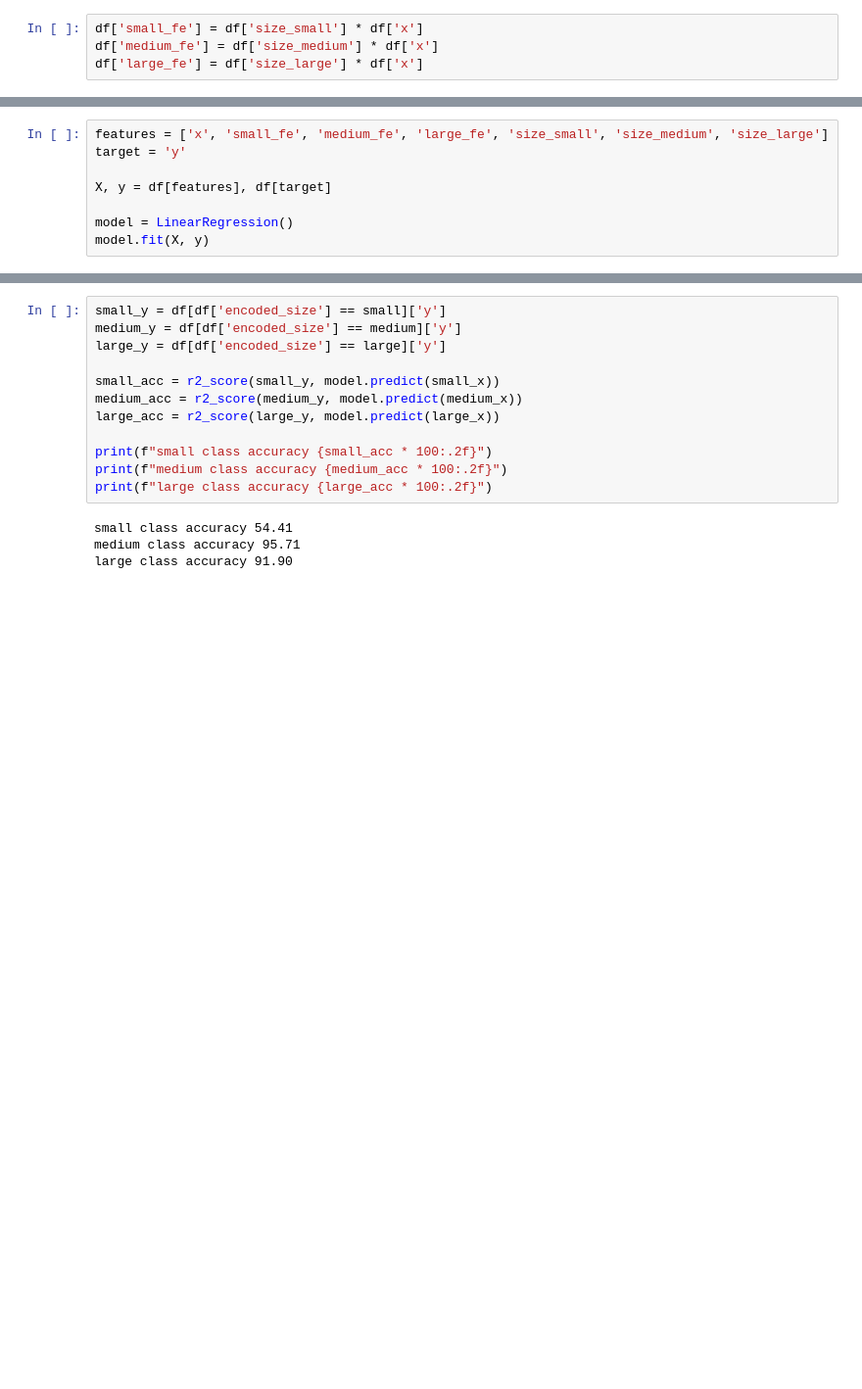
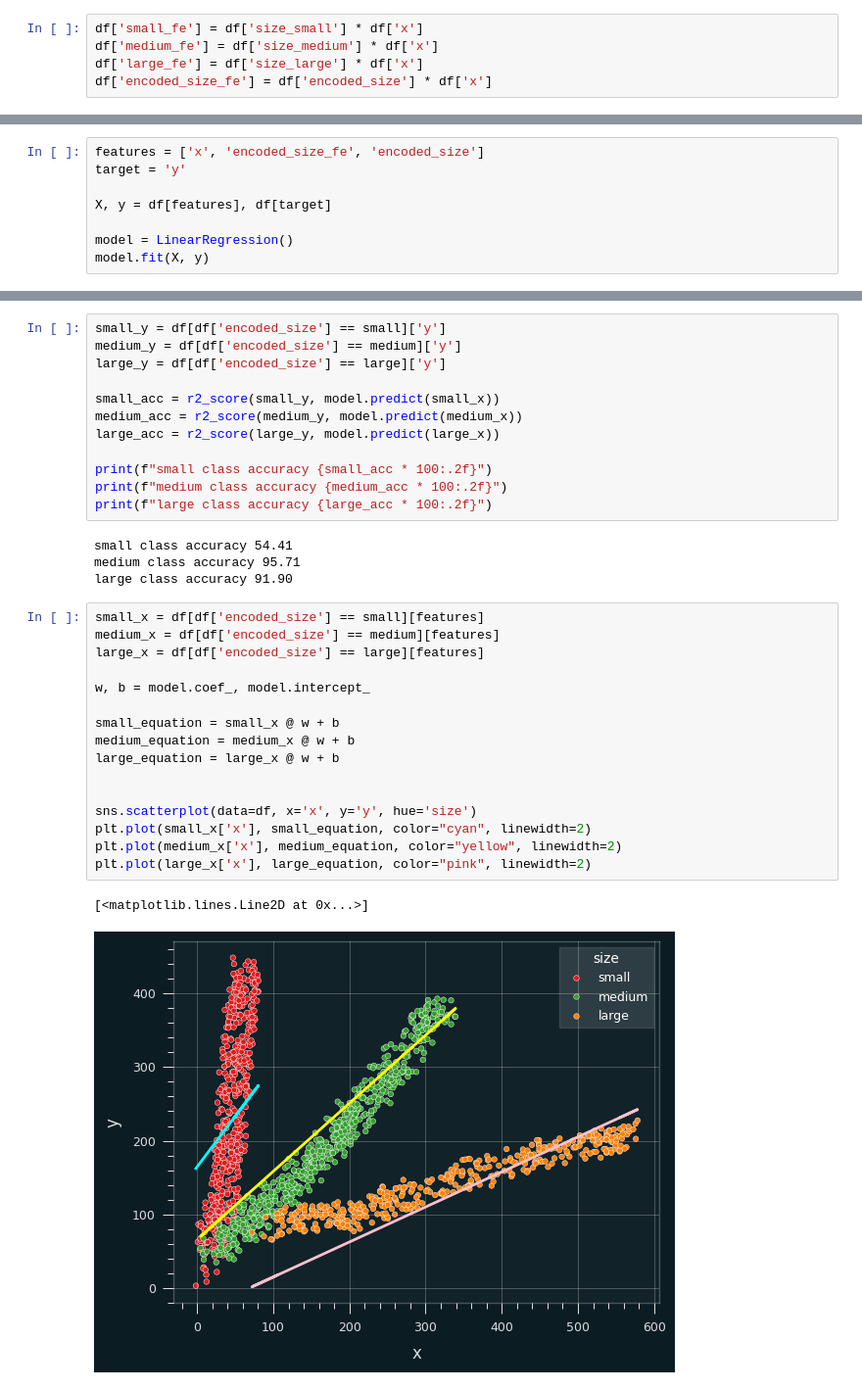
Before and after one commit to RohitMugalya/Learner-s-Garden, a Jupyter notebook: practice notebooks/simons paradox.ipynb, the cells around one changed output, grey strips where cells are left out. Shown at 98% size. Cells and saved outputs as stored; diff of their text form; blank space fills up the shorter version.

```diff
--- a/practice notebooks/simons paradox.ipynb
+++ b/practice notebooks/simons paradox.ipynb
@@ -157,6 +157,7 @@ array([0, 1, 2])
 df['small_fe'] = df['size_small'] * df['x']
 df['medium_fe'] = df['size_medium'] * df['x']
 df['large_fe'] = df['size_large'] * df['x']
+df['encoded_size_fe'] = df['encoded_size'] * df['x']
 # %%
 df.head()
 # %% [output]
@@ -167,7 +168,7 @@ df.head()
 | 3 | 7.805157 | 26.929798 | #1f77b4 | a | small | 0 | 0 | 0 | 1 | ... |
 | 4 | 22.965298 | 43.212620 | #1f77b4 | a | small | 0 | 0 | 0 | 1 | ... |
 # %%
-features = ['x', 'small_fe', 'medium_fe', 'large_fe', 'size_small', 'size_medium', 'size_large']
+features = ['x', 'encoded_size_fe', 'encoded_size']
 target = 'y'
 
 X, y = df[features], df[target]
@@ -258,3 +255,22 @@ print(f"large class accuracy {large_acc * 100:.2f}")
 small class accuracy 54.41
 medium class accuracy 95.71
 large class accuracy 91.90
+# %%
+small_x = df[df['encoded_size'] == small][features]
+medium_x = df[df['encoded_size'] == medium][features]
+large_x = df[df['encoded_size'] == large][features]
+
+w, b = model.coef_, model.intercept_
+
+small_equation = small_x @ w + b
+medium_equation = medium_x @ w + b
+large_equation = large_x @ w + b
+
+
+sns.scatterplot(data=df, x='x', y='y', hue='size')
+plt.plot(small_x['x'], small_equation, color="cyan", linewidth=2)
+plt.plot(medium_x['x'], medium_equation, color="yellow", linewidth=2)
+plt.plot(large_x['x'], large_equation, color="pink", linewidth=2)
+# %% [output]
+[<matplotlib.lines.Line2D at 0x...>]
+[figure, added]
```
Also changed, not shown: parts of 2 cells of this notebook.
